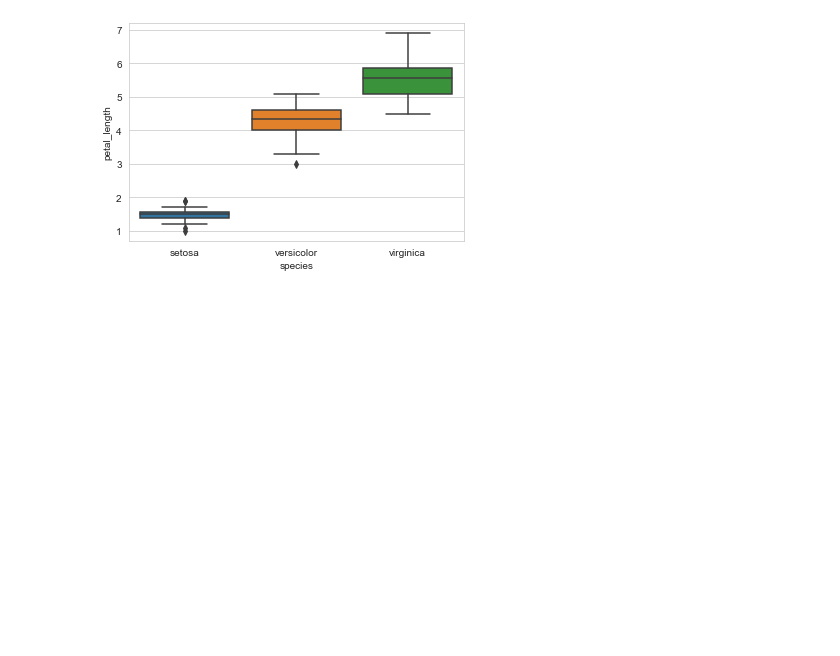
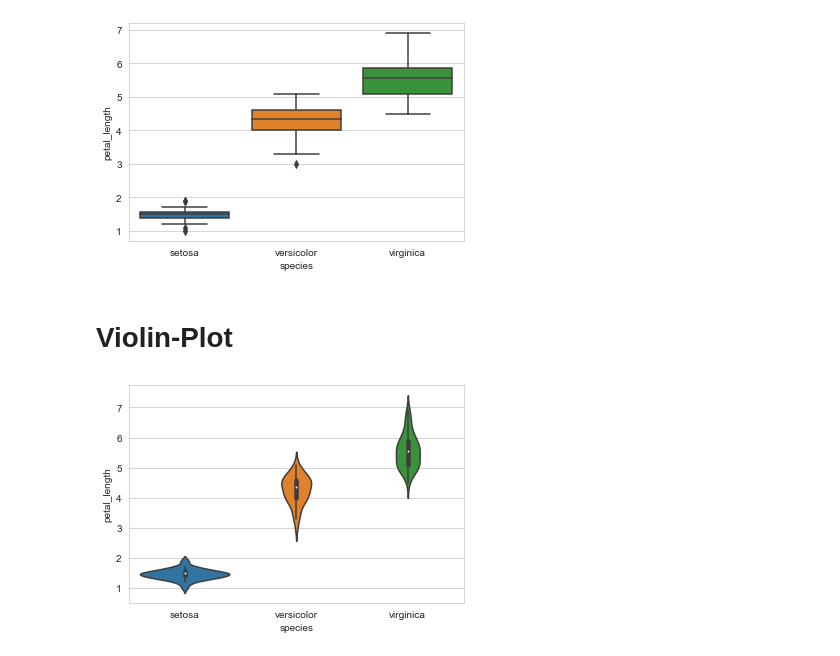
Before and after one commit to kevalpipalia/Applied-AI-Course, a Jupyter notebook: Plotting for EDA/EDA-plotting.ipynb, the cells around one changed output. Saved outputs shown, nothing was run; the diff lists cells and outputs as text; code cells hidden in the pictures; blank space fills up the shorter version.

Commit message:
added violin plot
Violin plots are more useful as it already has box-plot but also has PDF plot in both sided if you turn your head around.

```diff
--- a/Plotting for EDA/EDA-plotting.ipynb
+++ b/Plotting for EDA/EDA-plotting.ipynb
@@ -300,3 +300,10 @@ sns.boxplot(x = 'species', y = 'petal_length', data = iris)
 plt.show()
 # %% [output]
 [figure]
+# %% [markdown]
+# Violin-Plot
+# %%
+sns.violinplot(x = 'species', y = 'petal_length', data = iris)
+plt.show()
+# %% [output]
+[figure, added]
```
